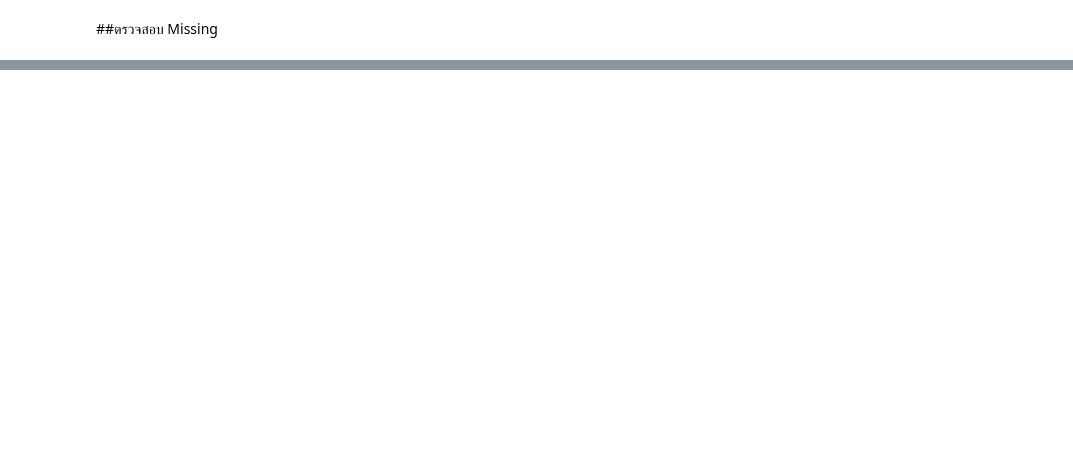
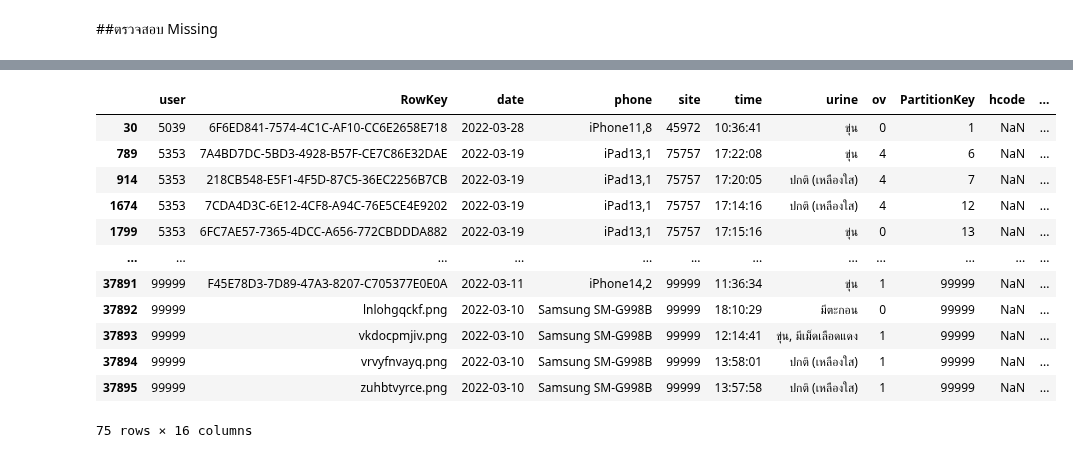
Before and after one commit to Nunticha24/data_viz_2022, a Jupyter notebook: Final_Exam.ipynb, the cells around one changed output, grey strips where cells are left out. Cells and saved outputs as stored; diff of their text form; code cells hidden in the pictures; blank space fills up the shorter version.

```diff
--- a/Final_Exam.ipynb
+++ b/Final_Exam.ipynb
@@ -339,0 +550,16 @@ dtype: object
+# %%
+alldata[alldata['hcode'].isnull()]
+# %% [output]
+|  | user | RowKey | date | phone | site | time | urine | ov | PartitionKey | hcode | ... |
+| 30 | 5039 | 6F6ED841-7574-4C1C-AF10-CC6E2658E718 | 2022-03-28 | iPhone11,8 | 45972 | 10:36:41 | ขุ่น | 0 | 1 | NaN | ... |
+| 789 | 5353 | 7A4BD7DC-5BD3-4928-B57F-CE7C86E32DAE | 2022-03-19 | iPad13,1 | 75757 | 17:22:08 | ขุ่น | 4 | 6 | NaN | ... |
+| 914 | 5353 | 218CB548-E5F1-4F5D-87C5-36EC2256B7CB | 2022-03-19 | iPad13,1 | 75757 | 17:20:05 | ปกติ (เหลืองใส) | 4 | 7 | NaN | ... |
+| 1674 | 5353 | 7CDA4D3C-6E12-4CF8-A94C-76E5CE4E9202 | 2022-03-19 | iPad13,1 | 75757 | 17:14:16 | ปกติ (เหลืองใส) | 4 | 12 | NaN | ... |
+| 1799 | 5353 | 6FC7AE57-7365-4DCC-A656-772CBDDDA882 | 2022-03-19 | iPad13,1 | 75757 | 17:15:16 | ขุ่น | 0 | 13 | NaN | ... |
+| ... | ... | ... | ... | ... | ... | ... | ... | ... | ... | ... | ... |
+| 37891 | 99999 | F45E78D3-7D89-47A3-8207-C705377E0E0A | 2022-03-11 | iPhone14,2 | 99999 | 11:36:34 | ขุ่น | 1 | 99999 | NaN | ... |
+| 37892 | 99999 | lnlohgqckf.png | 2022-03-10 | Samsung SM-G998B | 99999 | 18:10:29 | มีตะกอน | 0 | 99999 | NaN | ... |
+| 37893 | 99999 | vkdocpmjiv.png | 2022-03-10 | Samsung SM-G998B | 99999 | 12:14:41 | ขุ่น, มีเม็ดเลือดแดง | 1 | 99999 | NaN | ... |
+| 37894 | 99999 | vrvyfnvayq.png | 2022-03-10 | Samsung SM-G998B | 99999 | 13:58:01 | ปกติ (เหลืองใส) | 1 | 99999 | NaN | ... |
+| 37895 | 99999 | zuhbtvyrce.png | 2022-03-10 | Samsung SM-G998B | 99999 | 13:57:58 | ปกติ (เหลืองใส) | 1 | 99999 | NaN | ... |
+75 rows × 16 columns
```
Also changed, not shown: parts of 35 cells of this notebook.
